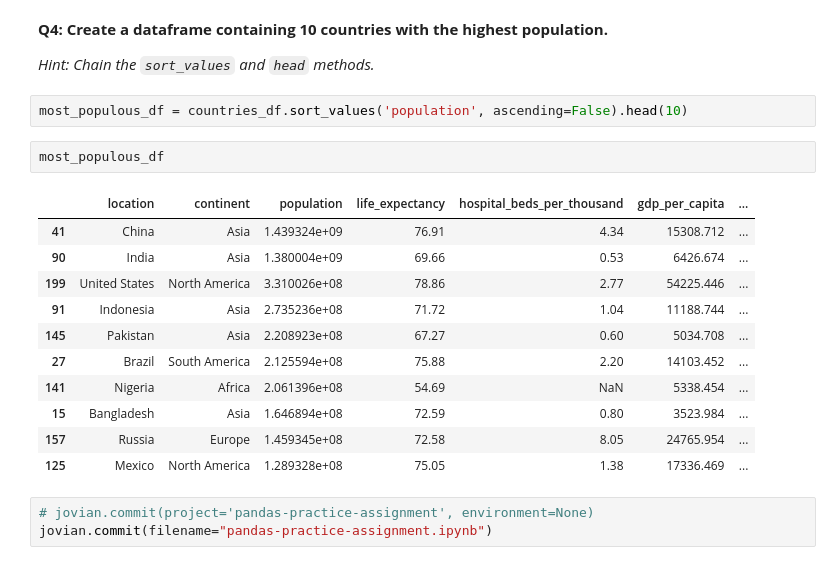
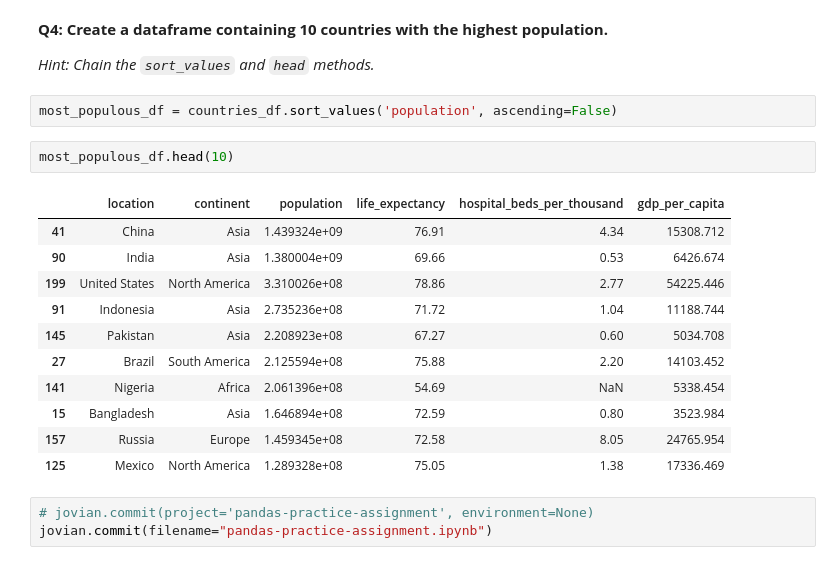
Before and after one commit to UzairHussain193/75-Days-Data-Science-Challenge, a Jupyter notebook: Day 21-22 - DA Pandas Assignment/pandas-practice-assignment.ipynb, the cells around one changed output. Cells and saved outputs as stored; diff of their text form.

```diff
--- a/Day 21-22 - DA Pandas Assignment/pandas-practice-assignment.ipynb
+++ b/Day 21-22 - DA Pandas Assignment/pandas-practice-assignment.ipynb
@@ -165,21 +181,21 @@ jovian.commit(filename="pandas-practice-assignment.ipynb")
 
 *Hint: Chain the `sort_values` and `head` methods.*
 # %%
-most_populous_df = countries_df.sort_values('population', ascending=False).head(10)
+most_populous_df = countries_df.sort_values('population', ascending=False)
 # %%
-most_populous_df
+most_populous_df.head(10)
 # %% [output]
-|  | location | continent | population | life_expectancy | hospital_beds_per_thousand | gdp_per_capita | ... |
-| 41 | China | Asia | 1.439324e+09 | 76.91 | 4.34 | 15308.712 | ... |
-| 90 | India | Asia | 1.380004e+09 | 69.66 | 0.53 | 6426.674 | ... |
-| 199 | United States | North America | 3.310026e+08 | 78.86 | 2.77 | 54225.446 | ... |
-| 91 | Indonesia | Asia | 2.735236e+08 | 71.72 | 1.04 | 11188.744 | ... |
-| 145 | Pakistan | Asia | 2.208923e+08 | 67.27 | 0.60 | 5034.708 | ... |
-| 27 | Brazil | South America | 2.125594e+08 | 75.88 | 2.20 | 14103.452 | ... |
-| 141 | Nigeria | Africa | 2.061396e+08 | 54.69 | NaN | 5338.454 | ... |
-| 15 | Bangladesh | Asia | 1.646894e+08 | 72.59 | 0.80 | 3523.984 | ... |
-| 157 | Russia | Europe | 1.459345e+08 | 72.58 | 8.05 | 24765.954 | ... |
-| 125 | Mexico | North America | 1.289328e+08 | 75.05 | 1.38 | 17336.469 | ... |
+|  | location | continent | population | life_expectancy | hospital_beds_per_thousand | gdp_per_capita |
+| 41 | China | Asia | 1.439324e+09 | 76.91 | 4.34 | 15308.712 |
+| 90 | India | Asia | 1.380004e+09 | 69.66 | 0.53 | 6426.674 |
+| 199 | United States | North America | 3.310026e+08 | 78.86 | 2.77 | 54225.446 |
+| 91 | Indonesia | Asia | 2.735236e+08 | 71.72 | 1.04 | 11188.744 |
+| 145 | Pakistan | Asia | 2.208923e+08 | 67.27 | 0.60 | 5034.708 |
+| 27 | Brazil | South America | 2.125594e+08 | 75.88 | 2.20 | 14103.452 |
+| 141 | Nigeria | Africa | 2.061396e+08 | 54.69 | NaN | 5338.454 |
+| 15 | Bangladesh | Asia | 1.646894e+08 | 72.59 | 0.80 | 3523.984 |
+| 157 | Russia | Europe | 1.459345e+08 | 72.58 | 8.05 | 24765.954 |
+| 125 | Mexico | North America | 1.289328e+08 | 75.05 | 1.38 | 17336.469 |
 # %%
 # jovian.commit(project='pandas-practice-assignment', environment=None)
 jovian.commit(filename="pandas-practice-assignment.ipynb")
```
Also changed, not shown: parts of 21 cells of this notebook.
